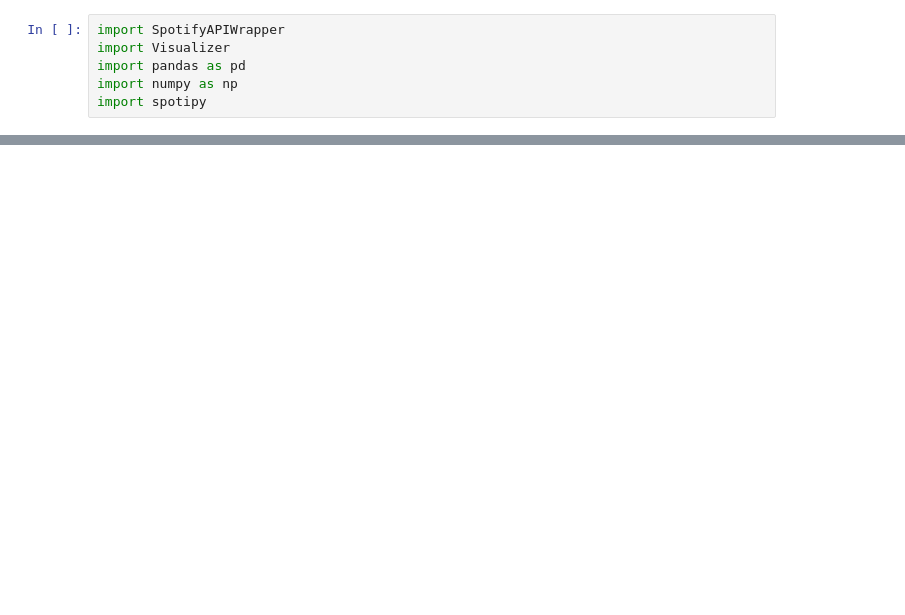
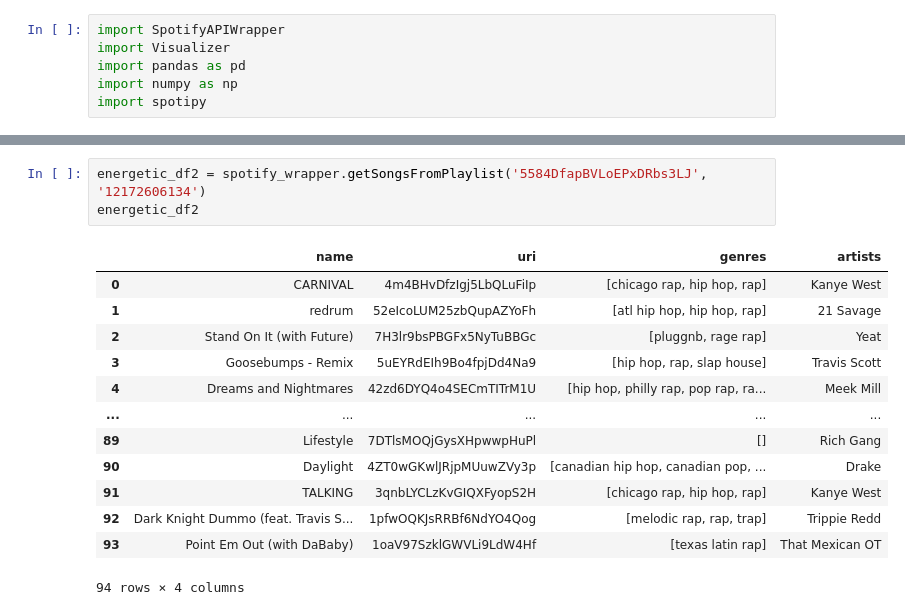
Before and after one commit to chriskontsis/AiTunes, a Jupyter notebook: Reccomender/SongRec.ipynb, the cells around one changed output, grey strips where cells are left out. Drawn from its saved outputs; the diff is of its cells as text; blank space fills up the shorter version.

```diff
--- a/Reccomender/SongRec.ipynb
+++ b/Reccomender/SongRec.ipynb
@@ -14,0 +47,17 @@ energetic_df
+# %%
+energetic_df2 = spotify_wrapper.getSongsFromPlaylist('5584DfapBVLoEPxDRbs3LJ', '12172606134')
+energetic_df2
+# %% [output]
+|  | name | uri | genres | artists |
+| 0 | CARNIVAL | 4m4BHvDfzIgj5LbQLuFiIp | [chicago rap, hip hop, rap] | Kanye West |
+| 1 | redrum | 52eIcoLUM25zbQupAZYoFh | [atl hip hop, hip hop, rap] | 21 Savage |
+| 2 | Stand On It (with Future) | 7H3lr9bsPBGFx5NyTuBBGc | [pluggnb, rage rap] | Yeat |
+| 3 | Goosebumps - Remix | 5uEYRdEIh9Bo4fpjDd4Na9 | [hip hop, rap, slap house] | Travis Scott |
+| 4 | Dreams and Nightmares | 42zd6DYQ4o4SECmTITrM1U | [hip hop, philly rap, pop rap, ra... | Meek Mill |
+| ... | ... | ... | ... | ... |
+| 89 | Lifestyle | 7DTlsMOQjGysXHpwwpHuPl | [] | Rich Gang |
+| 90 | Daylight | 4ZT0wGKwlJRjpMUuwZVy3p | [canadian hip hop, canadian pop, ... | Drake |
+| 91 | TALKING | 3qnbLYCLzKvGIQXFyopS2H | [chicago rap, hip hop, rap] | Kanye West |
+| 92 | Dark Knight Dummo (feat. Travis S... | 1pfwOQKJsRRBf6NdYO4Qog | [melodic rap, rap, trap] | Trippie Redd |
+| 93 | Point Em Out (with DaBaby) | 1oaV97SzklGWVLi9LdW4Hf | [texas latin rap] | That Mexican OT |
+94 rows × 4 columns
```
Also changed, not shown: parts of 8 cells of this notebook, 1 other file.
